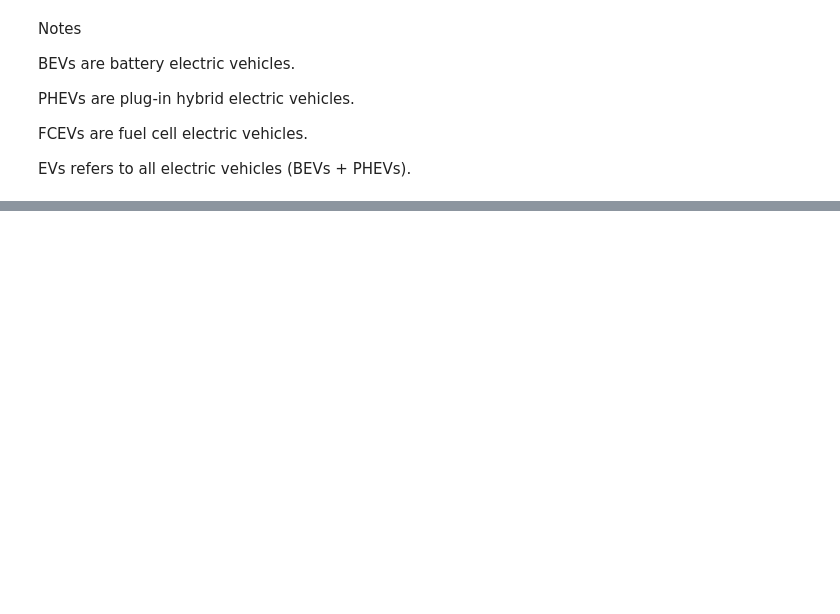
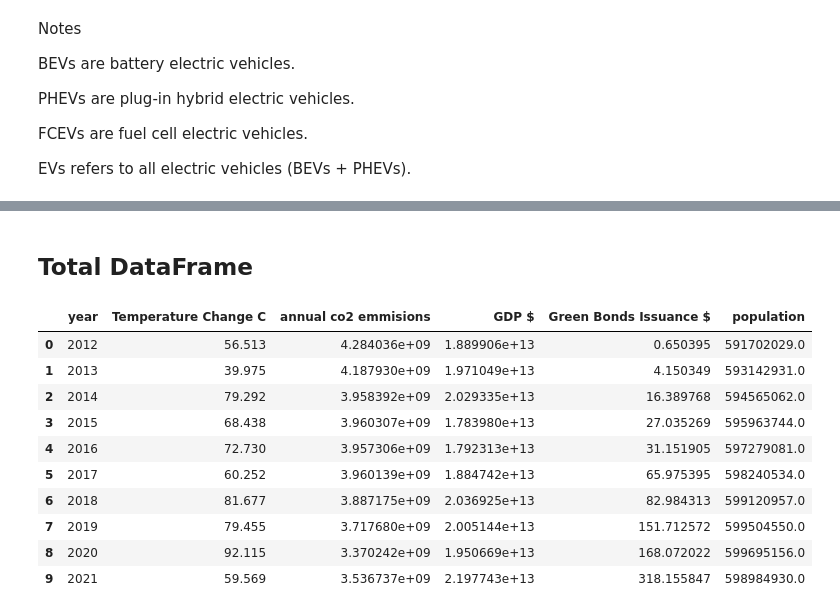
Before and after one commit to TrulsST/VisualAnalytics, a Jupyter notebook: Data_processing.ipynb, the cells around one changed output, grey strips where cells are left out. Cells and saved outputs as stored; diff of their text form; code cells hidden in the pictures; blank space fills up the shorter version.

```diff
--- a/Data_processing.ipynb
+++ b/Data_processing.ipynb
@@ -451,0 +576,19 @@ writer.save()
+# %% [markdown]
+## Total DataFrame
+# %%
+# Making total DataFrame
+df_total = df_main.groupby(["year"], as_index=False)
+df_total = df_total.sum()
+df_total
+# %% [output]
+|  | year | Temperature Change C | annual co2 emmisions | GDP $ | Green Bonds Issuance $ | population |
+| 0 | 2012 | 56.513 | 4.284036e+09 | 1.889906e+13 | 0.650395 | 591702029.0 |
+| 1 | 2013 | 39.975 | 4.187930e+09 | 1.971049e+13 | 4.150349 | 593142931.0 |
+| 2 | 2014 | 79.292 | 3.958392e+09 | 2.029335e+13 | 16.389768 | 594565062.0 |
+| 3 | 2015 | 68.438 | 3.960307e+09 | 1.783980e+13 | 27.035269 | 595963744.0 |
+| 4 | 2016 | 72.730 | 3.957306e+09 | 1.792313e+13 | 31.151905 | 597279081.0 |
+| 5 | 2017 | 60.252 | 3.960139e+09 | 1.884742e+13 | 65.975395 | 598240534.0 |
+| 6 | 2018 | 81.677 | 3.887175e+09 | 2.036925e+13 | 82.984313 | 599120957.0 |
+| 7 | 2019 | 79.455 | 3.717680e+09 | 2.005144e+13 | 151.712572 | 599504550.0 |
+| 8 | 2020 | 92.115 | 3.370242e+09 | 1.950669e+13 | 168.072022 | 599695156.0 |
+| 9 | 2021 | 59.569 | 3.536737e+09 | 2.197743e+13 | 318.155847 | 598984930.0 |
```
Also changed, not shown: parts of 27 cells of this notebook.
